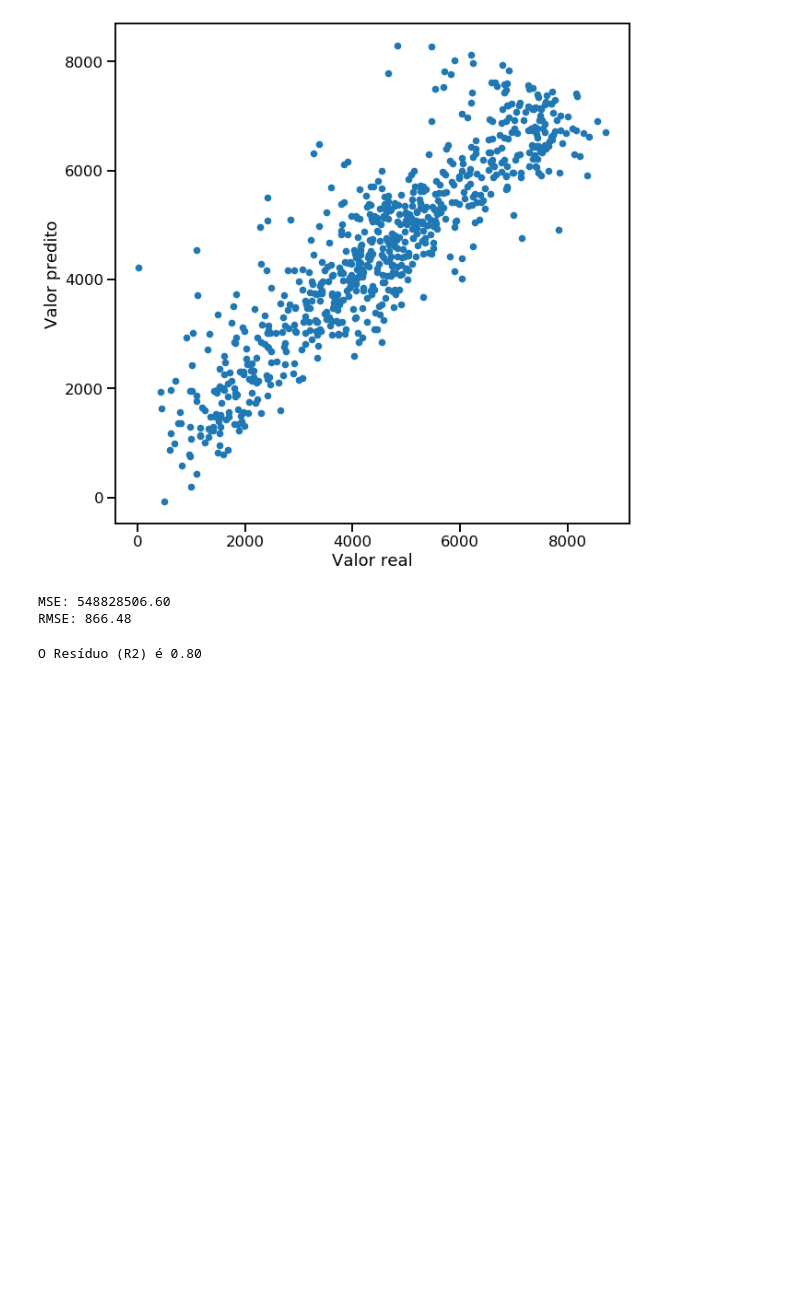
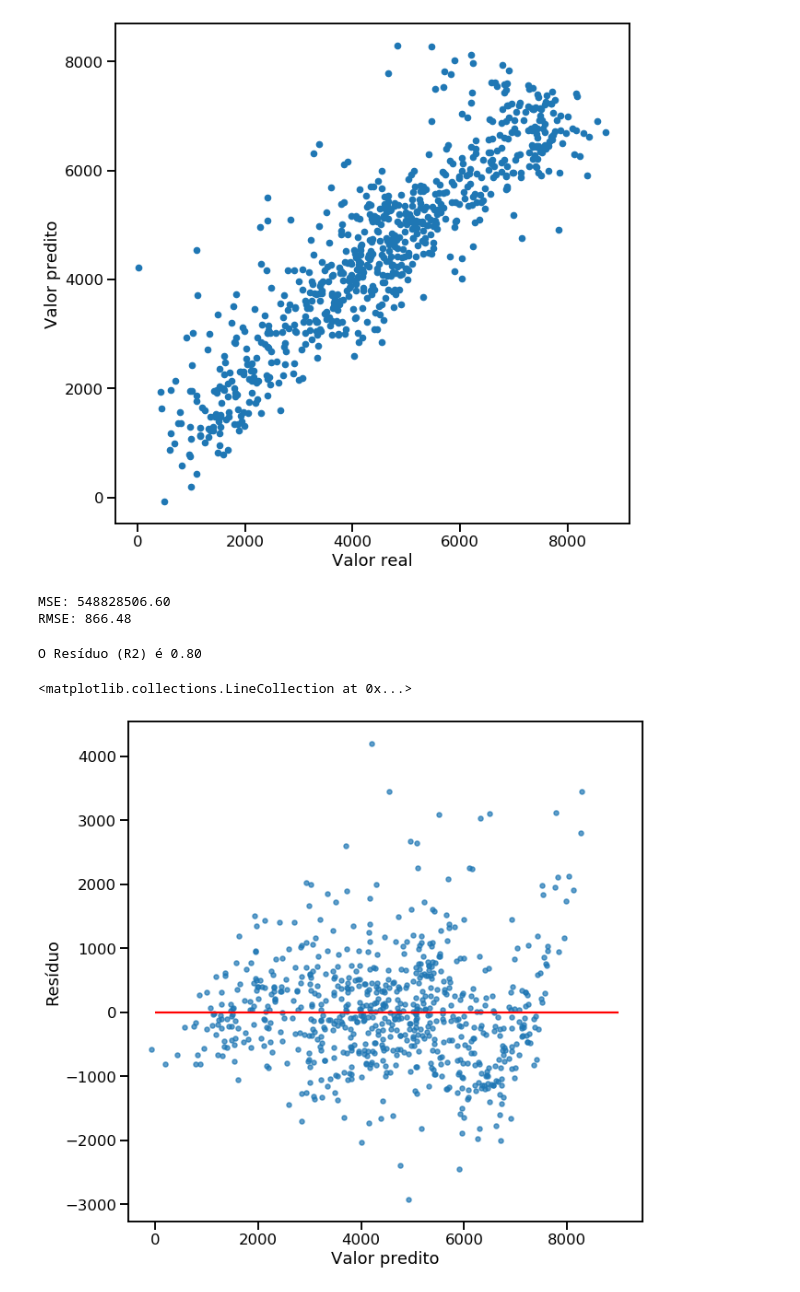
Before and after one commit to pnovais/estatistica_45bdt, a Jupyter notebook: bike_sharing/bike_sharing_Python.ipynb, the cells around one changed output. Saved outputs shown, nothing was run; the diff lists cells and outputs as text; code cells hidden in the pictures; blank space fills up the shorter version.

Commit message:
Add files via upload
Com a análise de resíduos completa (w/ Shapiro-Wilk Test).

```diff
--- a/bike_sharing/bike_sharing_Python.ipynb
+++ b/bike_sharing/bike_sharing_Python.ipynb
@@ -504,3 +504,12 @@ r2_score = 1 - (ssr/sst)
 print('O Resíduo (R2) é %3.2f' %r2_score)
 # %% [output]
 O Resíduo (R2) é 0.80
+# %%
+plt.figure(figsize=(10,10))
+plt.scatter(y_pred,y_pred-y3, marker='.', s=100, alpha=0.7)
+plt.xlabel('Valor predito')
+plt.ylabel('Resíduo')
+plt.hlines(y=0, xmin=0, xmax=9000, colors='red')
+# %% [output]
+<matplotlib.collections.LineCollection at 0x...>
+[figure, added]
```
Also changed, not shown: parts of 10 cells of this notebook.
